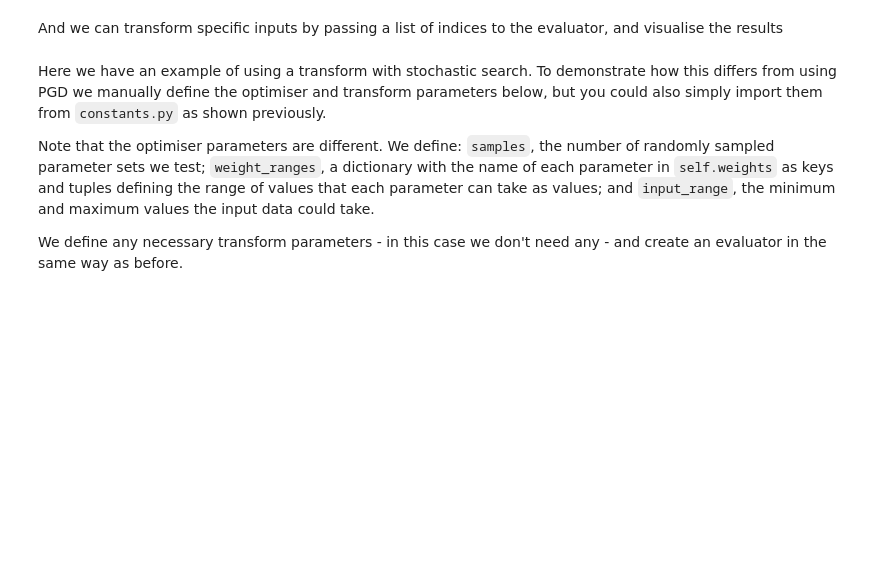
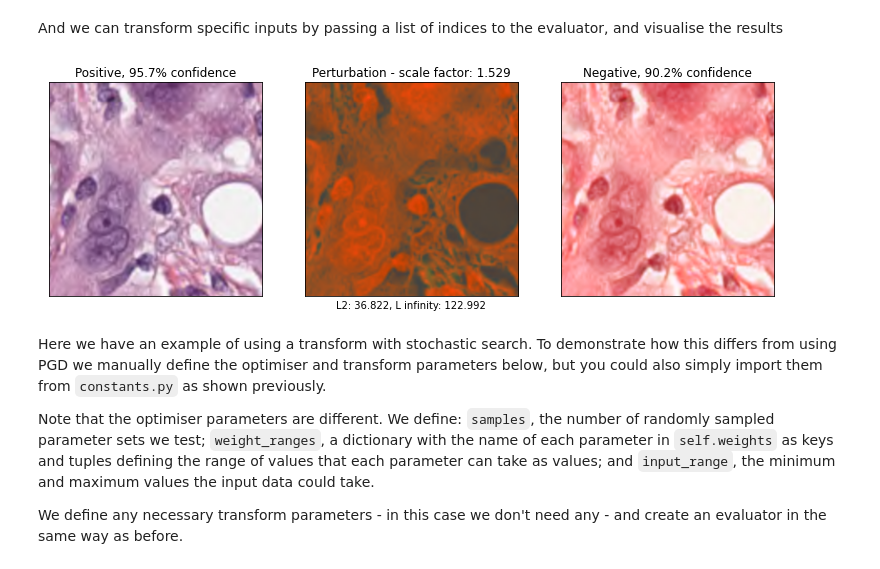
Before and after one commit to alexjfoote/reetoolbox, a Jupyter notebook: Tutorials/Evaluation.ipynb, the cells around one changed output. Drawn from its saved outputs; the diff is of its cells as text; code cells hidden in the pictures; blank space fills up the shorter version.

```diff
--- a/Tutorials/Evaluation.ipynb
+++ b/Tutorials/Evaluation.ipynb
@@ -15,3 +38,5 @@ PATH = ""
+# %%
+PATH = "/content/drive/My Drive/reetoolbox-tutorials"
 # %% [markdown]
 Import some useful functions
 # %%
@@ -24,5 +51,7 @@ classes = ["Negative", "Positive"]
 # %% [markdown]
 Load an existing model trained to classify Whole Slide Image patches as non-tumorous (negative) or tumorous (positive).
 # %%
-model_path = os.path.join(PATH, "Models/" + model_names[0])
+import os
+
+model_path = os.path.join(PATH, "Models/std_pre_std_train.pt")
 model = load_resnet(model_path, device=device)
@@ -84,8 +118,8 @@ This stain transform only requires the input range for the data.
 # %%
 # Define the optimiser parameters
 stain_optimiser_params = {
-    "epsilon": 0.01,
-    "steps": 20,
+    "epsilon": 0.02,
+    "steps": 5,
     "constraint": "l2",
     "C": 0.25,
     "input_range": (0, 255)
@@ -149,7 +196,9 @@ And we can transform specific inputs by passing a list of indices to the evaluat
 # %%
 inputs, adv_inputs = stain_evaluator.attack_inputs([0])
 for i, input_ in enumerate(inputs):
-    display_results(input_, adv_inputs[i], classes)
+    display_results(model, input_, adv_inputs[i], classes)
+# %% [output]
+[figure, added]
 # %% [markdown]
 Here we have an example of using a transform with stochastic search. To demonstrate how this differs from using PGD we manually define the optimiser and transform parameters below, but you could also simply import them from `constants.py` as shown previously.
 
```
Also changed, not shown: parts of 14 cells of this notebook, 2 other files.
